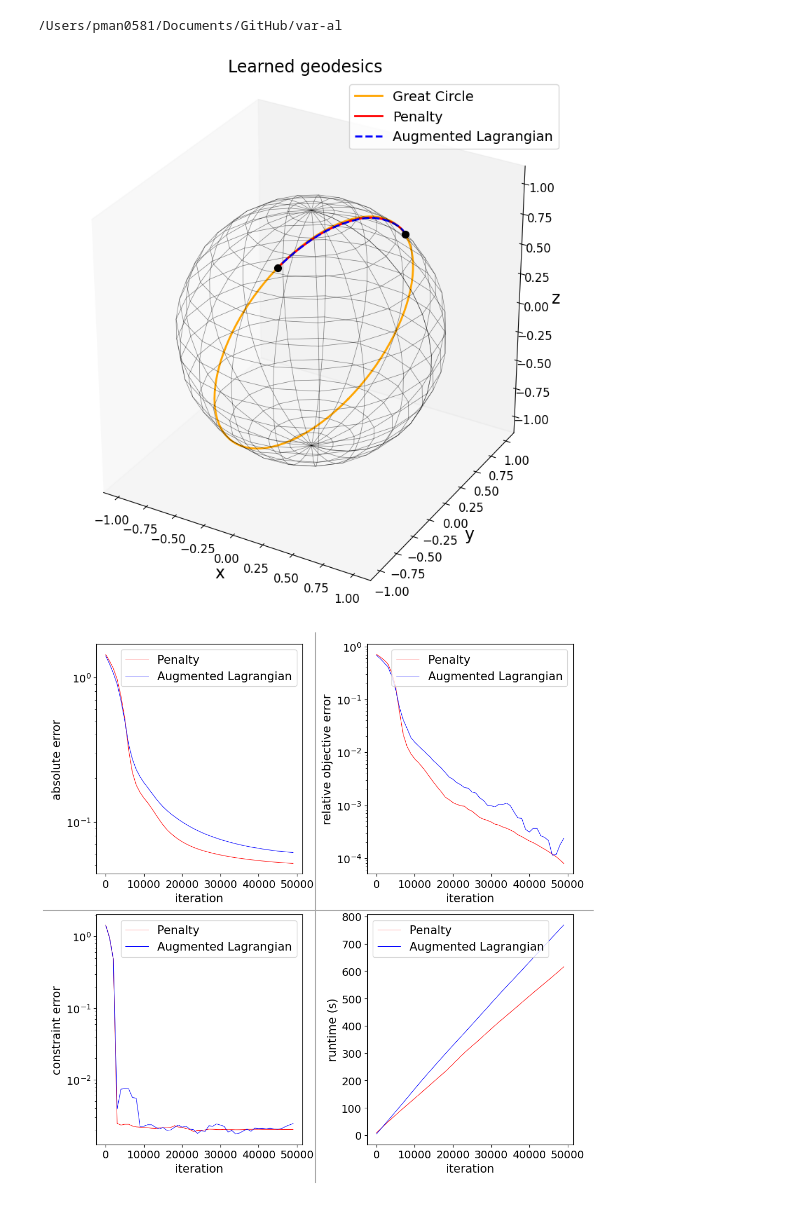
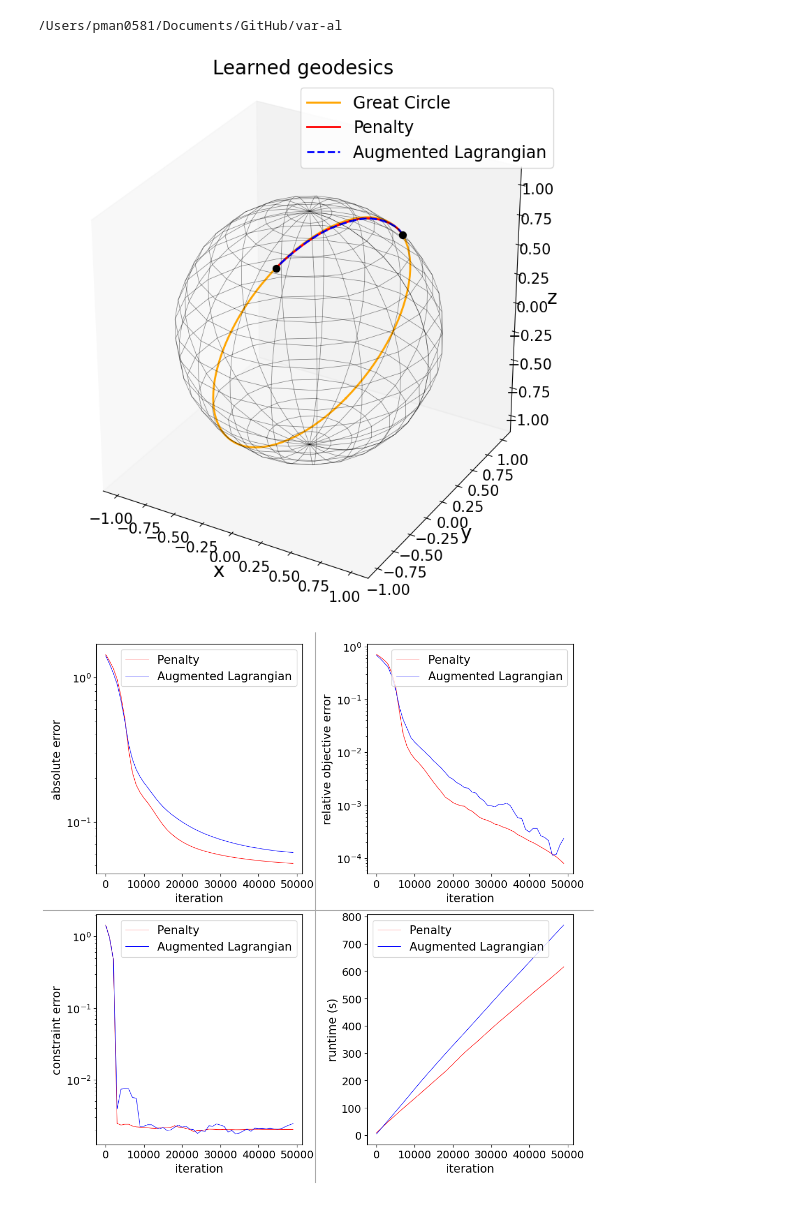
Before and after one commit to pinakm9/var-al, a Jupyter notebook: plotters/sphere-geodesic.ipynb, the cells around one changed output. Saved outputs shown, nothing was run; the diff lists cells and outputs as text; code cells hidden in the pictures.

Commit message:
plot update

```diff
--- a/plotters/sphere-geodesic.ipynb
+++ b/plotters/sphere-geodesic.ipynb
@@ -79,7 +79,7 @@ net_p.load_weights('{}/{}'.format(save_folder, net_p.name)).expect_partial()
 # net_al.load_weights('../data/helicoid-al/{}'.format(net_al.name)).expect_partial()
 
 # set up plotting parameters
-scale = 2
+scale = 5
 xlabel_size = ylabel_size = 15 + scale
 tick_size = 10 + scale
 legend_size = 15 + scale
@@ -168,34 +168,34 @@ t = np.linspace(theta_0, theta_1, num=100, endpoint=True).astype(DTYPE)
 phi = net_p(t.reshape(-1, 1)).numpy().flatten()
 ax_p.plot(np.sin(t)*np.cos(phi), np.sin(t)*np.sin(phi), np.cos(t), color='red', linewidth=2., label='Penalty')
 
 
 # # plot AL solution
 net_al = LSTMForgetNet(50, 3, DTYPE, name="sphere-geodesic")
 net_al.load_weights('{}-al/{}'.format(save_folder, net_p.name)).expect_partial()
 t = np.linspace(theta_0, theta_1, num=100, endpoint=True).astype(DTYPE)
 phi = net_al(t.reshape(-1, 1)).numpy().flatten()
 ax_p.plot(np.sin(t)*np.cos(phi), np.sin(t)*np.sin(phi), np.cos(t), color='blue', linewidth=2.,\
           linestyle='dashed', label='Augmented Lagrangian')
 
 
 
 # plot sphere
 p0 = np.linspace(0., 2.*np.pi, num=resolution, endpoint=True).astype(DTYPE)
 t0 = np.linspace(0., np.pi, num=resolution, endpoint=True).astype(DTYPE)
 p0, t0 = np.meshgrid(p0, t0)
 c, s = np.cos(t0), np.sin(t0)
 xs, ys, zs = s*np.cos(p0), s*np.sin(p0), c
 ax_p.set_box_aspect((np.ptp(xs), np.ptp(ys), np.ptp(zs)))
 ax_p.plot_wireframe(xs, ys, zs, color='black', alpha=0.5, linewidth=0.5)
 ax_p.grid(False)
 
 
 ax_p.legend(fontsize=legend_size-3)
 fig.tight_layout()
 plt.savefig('{}.png'.format(filename), dpi=300)
 plt.show()
 # %% [output]
-[figure, old version]
+[figure, new version]
 # %%
 def smooth(y, k):
     y_smooth = savgol_filter(y, 5, k)
```
Also changed, not shown: 1 other file.
